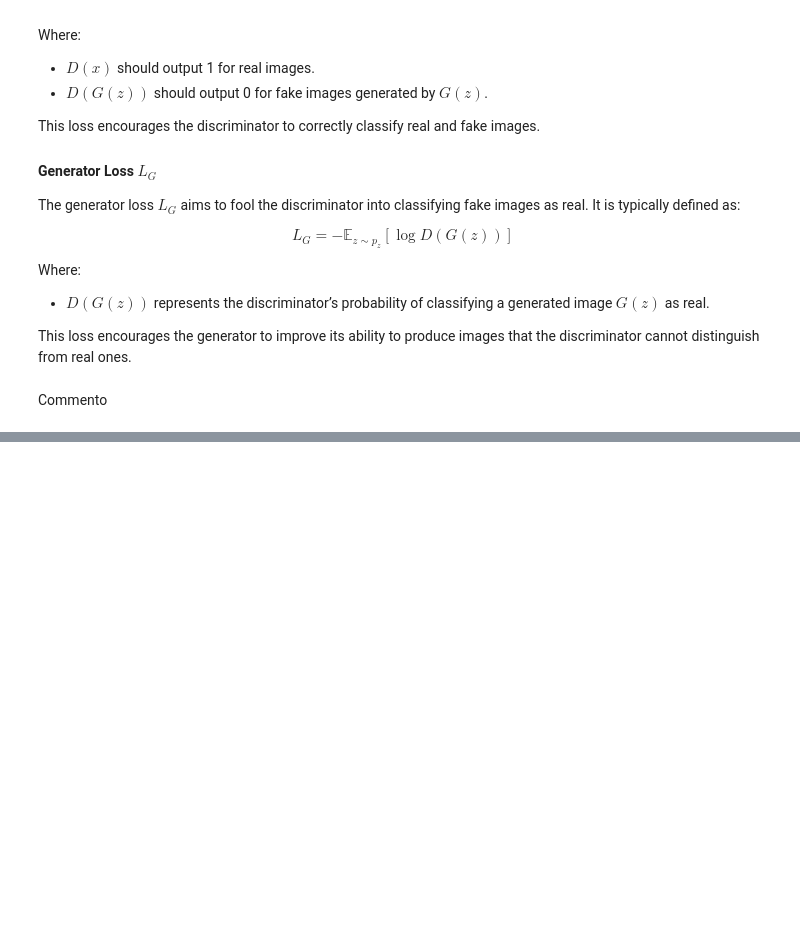
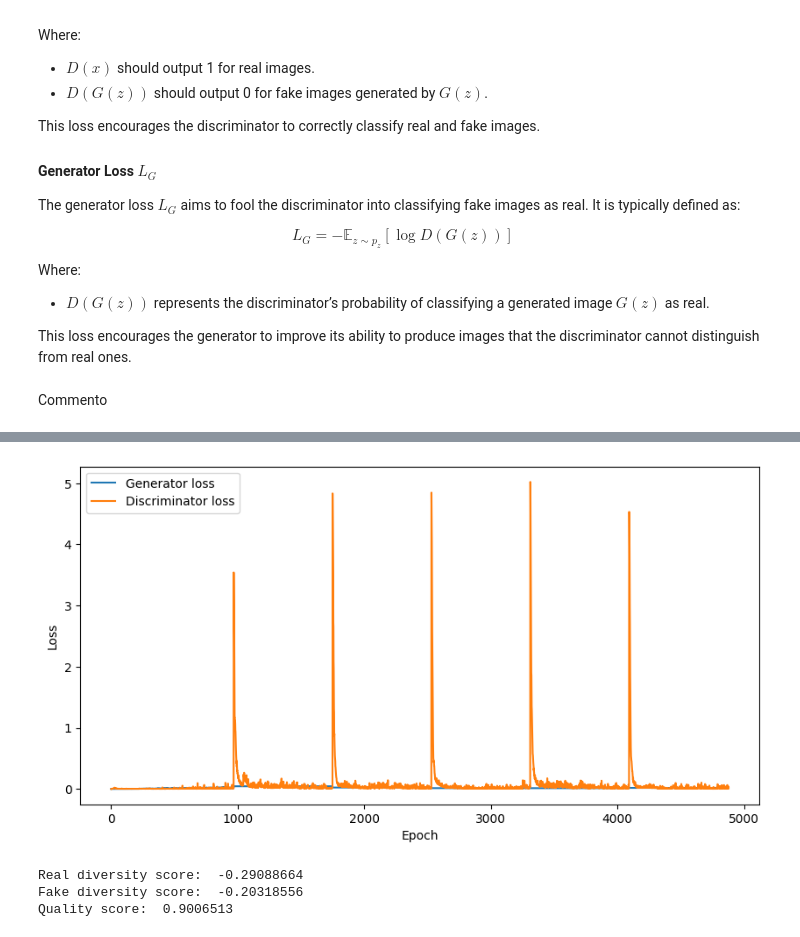
Before and after one commit to Lv1g1/GAN-NAML-Project, a Jupyter notebook: GAN.ipynb, the cells around one changed output, grey strips where cells are left out. Cells and saved outputs as stored; diff of their text form; code cells hidden in the pictures; blank space fills up the shorter version.

```diff
--- a/GAN.ipynb
+++ b/GAN.ipynb
@@ -228,5 +277,27 @@ def discriminator_loss(disc_params, real_images, fake_images):
     return real_loss + fake_loss
 # %% [markdown]
 Commento
+# %%
+@jax.jit
+def train_generator(gen_params, disc_params, gen_opt_state, z, labels):
+    # Calculate the generator loss (Depends on both the generator and discriminator parameters)
+    gen_loss, gen_grads = jax.value_and_grad(generator_loss)(gen_params, disc_params, z, labels)
+
+    # Update generator
+    gen_updates, gen_opt_state = gen_optimizer.update(gen_grads, gen_opt_state)
+    gen_params = optax.apply_updates(gen_params, gen_updates)
+
+    return gen_params, gen_opt_state, gen_loss
+
+@jax.jit
+def train_discriminator(disc_params, disc_opt_state, real_images, fake_images, labels):
+    # Calculate the discriminator loss (Should only depend on the discriminator parameters)
+    disc_loss, disc_grads = jax.value_and_grad(discriminator_loss)(disc_params, real_images, fake_images, labels)
+
+    # Update discriminator
+    disc_updates, disc_opt_state = disc_optimizer.update(disc_grads, disc_opt_state)
+    disc_params = optax.apply_updates(disc_params, disc_updates)
+
+    return disc_params, disc_opt_state, disc_loss
 # %%
 @jax.jit
@@ -329,0 +384,47 @@ show_digits(jnp.concatenate(gen_images), n=10*len(gen_images), rows=len(gen_imag
+# %%
+# Plot the losses
+gen_losses, disc_losses = zip(*losses)
+plt.figure(figsize=(10, 5))
+plt.plot(gen_losses, label="Generator loss")
+plt.plot(disc_losses, label="Discriminator loss")
+plt.xlabel("Epoch")
+plt.ylabel("Loss")
+plt.legend()
+plt.show()
+# %% [output]
+[figure, added]
+# %%
+# Generate fake images
+key = jax.random.PRNGKey(0)
+z = jax.random.normal(key, (1000, latent_dim))
+labels = jnp.tile(jnp.arange(10), 100)
+fake_images = gen.apply(gen_params, z, labels)
+
+digits = [train_images[train_labels == i][:100] for i in range(10)]
+real_images = jnp.array([digits[i][j] for i in range(10) for j in range(100)])
+
+# Diversity score
+def diversity_score(images):
+    images = images.reshape(images.shape[0], -1)
+    images = images / jnp.linalg.norm(images, axis=1, keepdims=True)
+    similarity = jnp.dot(images, images.T)
+    return jnp.mean(similarity) - 1.0
+
+# Quality score
+def quality_score(real_images, fake_images):
+    real_images = real_images.reshape(real_images.shape[0], -1)
+    fake_images = fake_images.reshape(fake_images.shape[0], -1)
+
+    real_images = real_images / jnp.linalg.norm(real_images, axis=1, keepdims=True)
+    fake_images = fake_images / jnp.linalg.norm(fake_images, axis=1, keepdims=True)
+
+    similarity = jnp.dot(fake_images, real_images.T)
+    return jnp.mean(jnp.max(similarity, axis=1))
+
+print("Real diversity score: ", diversity_score(real_images))
+print("Fake diversity score: ", diversity_score(fake_images))
+print("Quality score: ", quality_score(real_images, fake_images))
+# %% [output]
+Real diversity score:  -0.29088664
+Fake diversity score:  -0.20318556
+Quality score:  0.9006513
```
Also changed, not shown: parts of 24 cells of this notebook, 4 other files.
